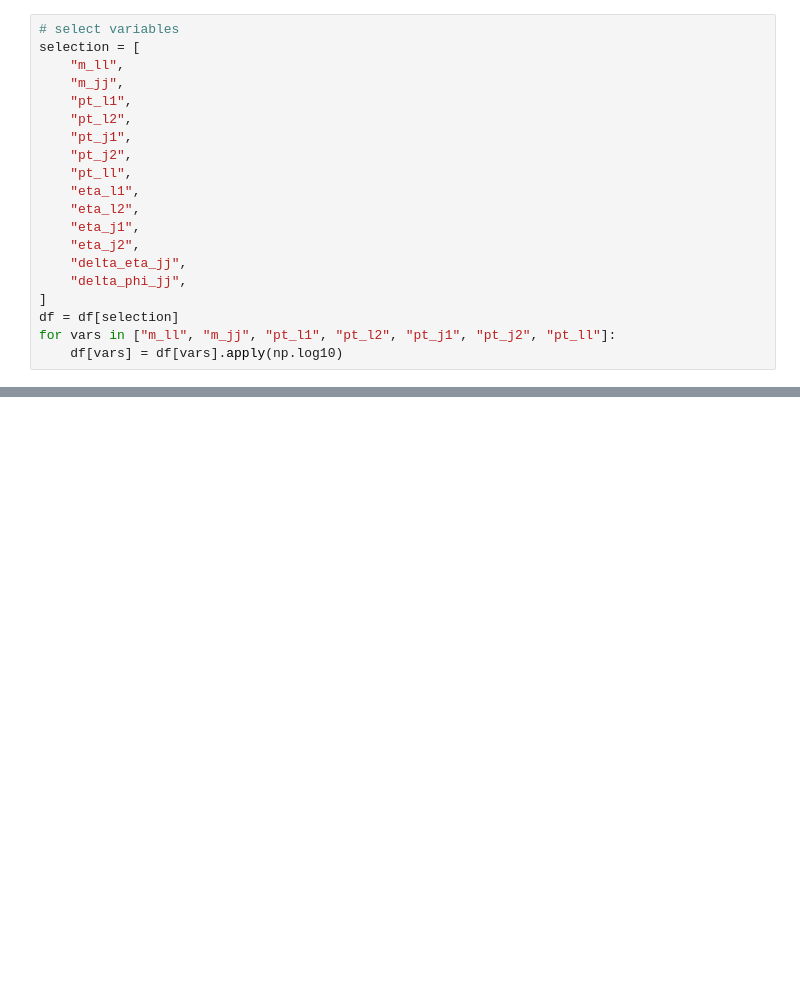
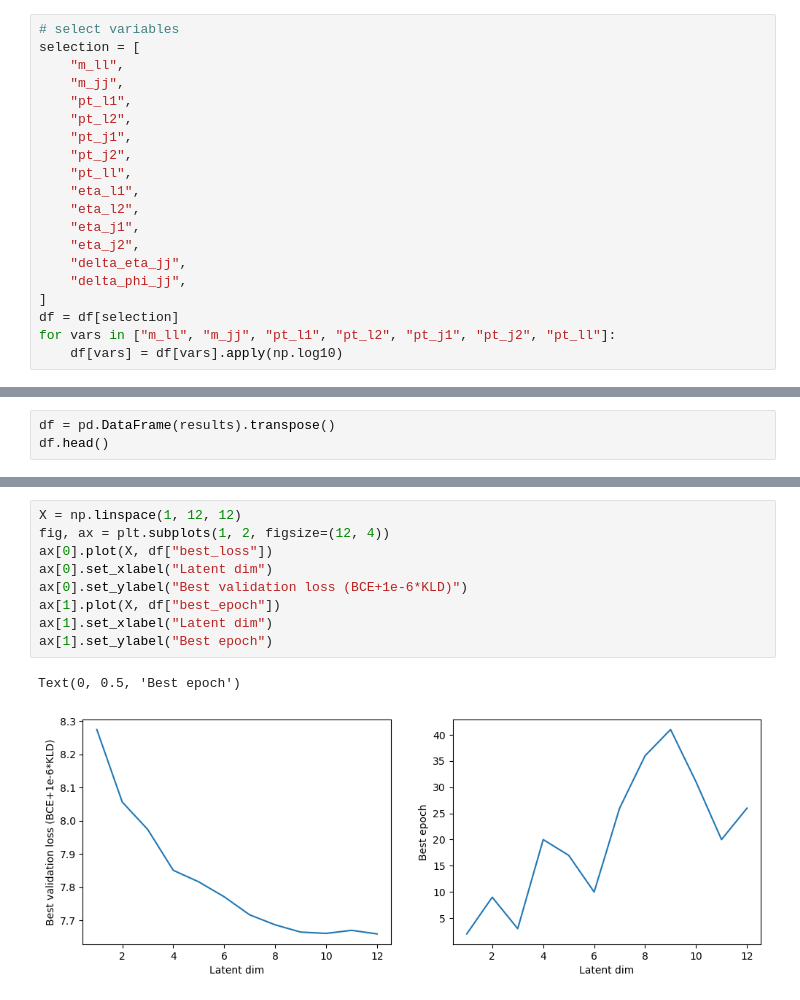
Before and after one commit to baptistebarthe/EFT-VAE, a Jupyter notebook: optimize_model.ipynb, the cells around one changed output, grey strips where cells are left out. Saved outputs shown, nothing was run; the diff lists cells and outputs as text; blank space fills up the shorter version.

```diff
--- a/optimize_model.ipynb
+++ b/optimize_model.ipynb
@@ -82,0 +481,3 @@ device = torch.device("cpu")
+# %%
+df = pd.DataFrame(results).transpose()
+df.head()
@@ -82,0 +491,12 @@ device = torch.device("cpu")
+# %%
+X = np.linspace(1, 12, 12)
+fig, ax = plt.subplots(1, 2, figsize=(12, 4))
+ax[0].plot(X, df["best_loss"])
+ax[0].set_xlabel("Latent dim")
+ax[0].set_ylabel("Best validation loss (BCE+1e-6*KLD)")
+ax[1].plot(X, df["best_epoch"])
+ax[1].set_xlabel("Latent dim")
+ax[1].set_ylabel("Best epoch")
+# %% [output]
+Text(0, 0.5, 'Best epoch')
+[figure, added]
```
Also changed, not shown: parts of 16 cells of this notebook, 12 other files.
